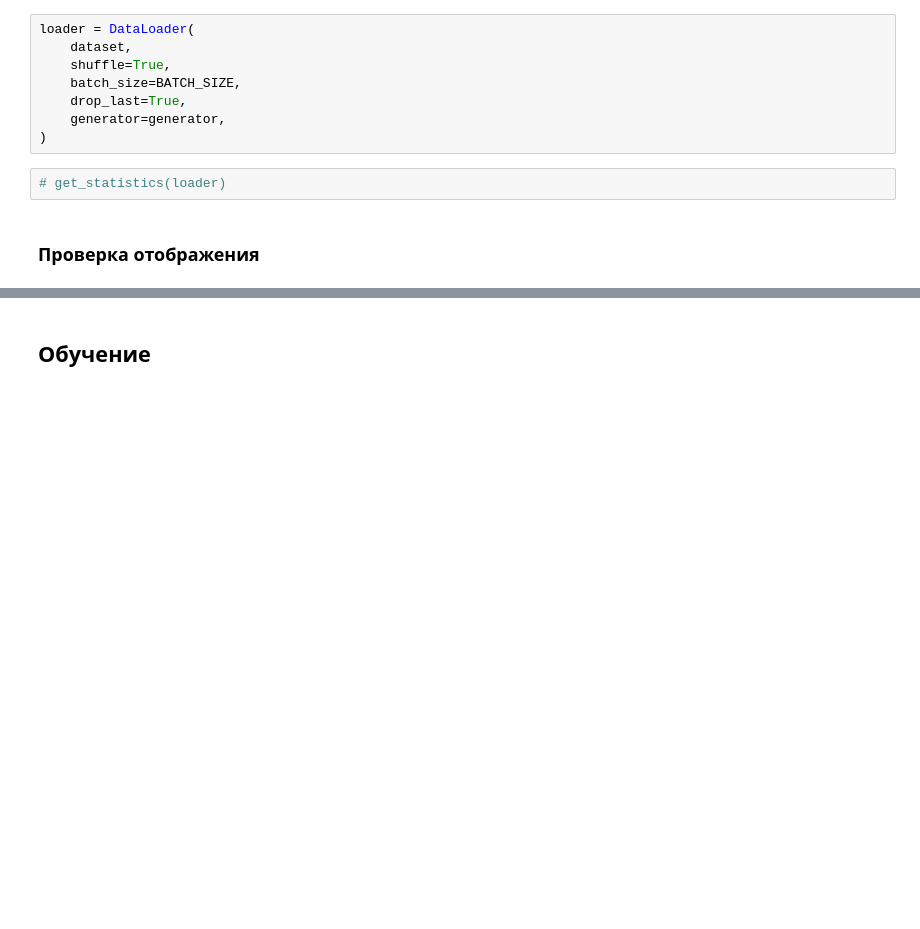
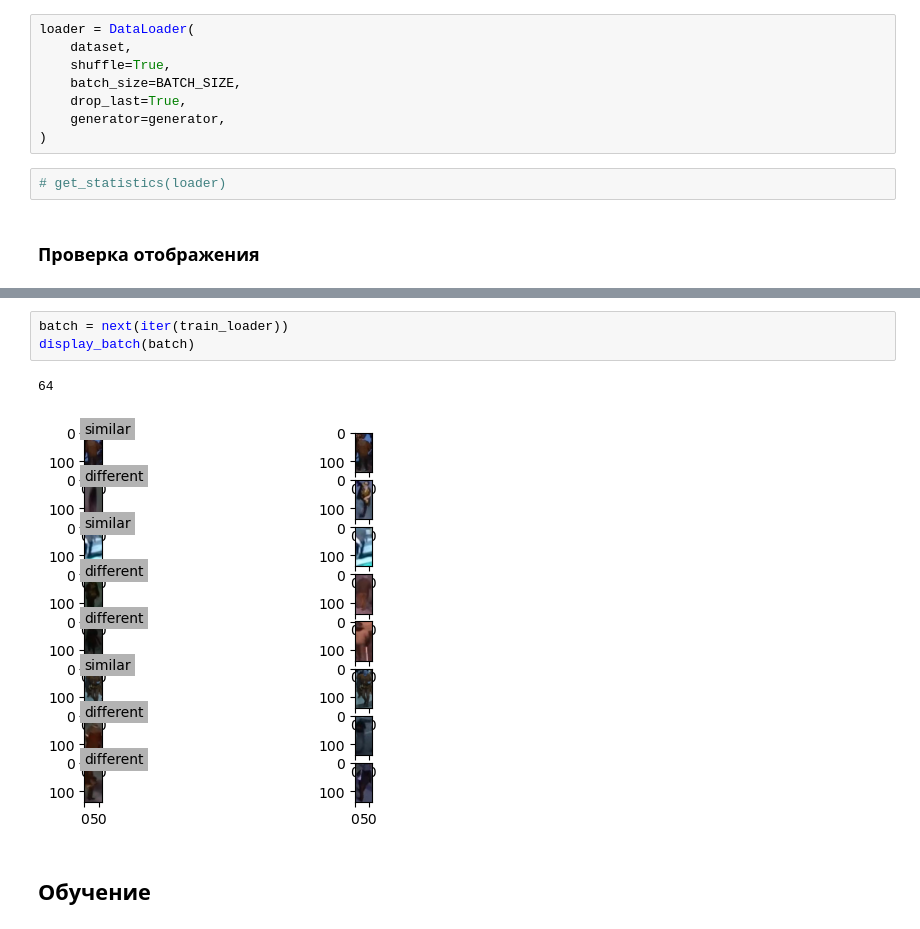
Before and after one commit to BlackKingWhitePawn/reidentification, a Jupyter notebook: reidentification_train.ipynb, the cells around one changed output, grey strips where cells are left out. Cells and saved outputs as stored; diff of their text form; blank space fills up the shorter version.

```diff
--- a/reidentification_train.ipynb
+++ b/reidentification_train.ipynb
@@ -93,2 +101,8 @@ loader = DataLoader(
+# %%
+batch = next(iter(train_loader))
+display_batch(batch)
+# %% [output]
+64
+[figure, added]
 # %% [markdown]
 ## Обучение
```
Also changed, not shown: parts of 5 cells of this notebook, 2 other files.
